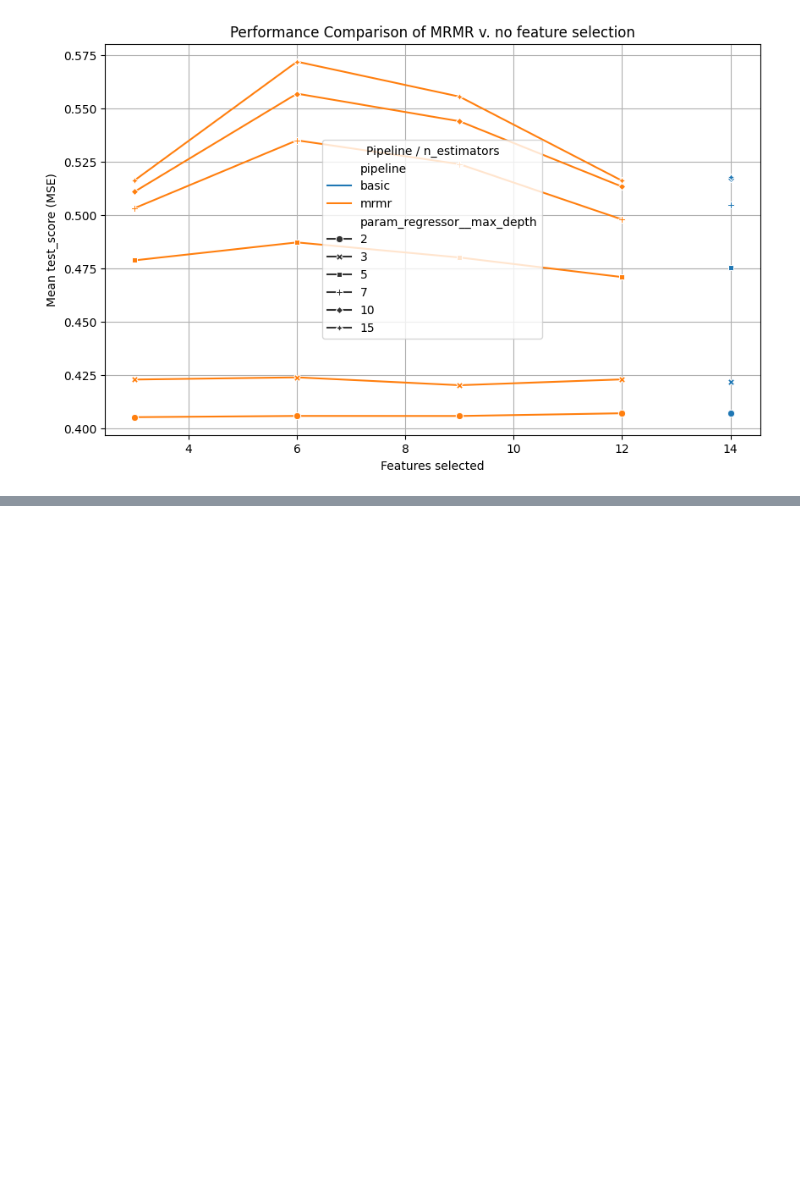
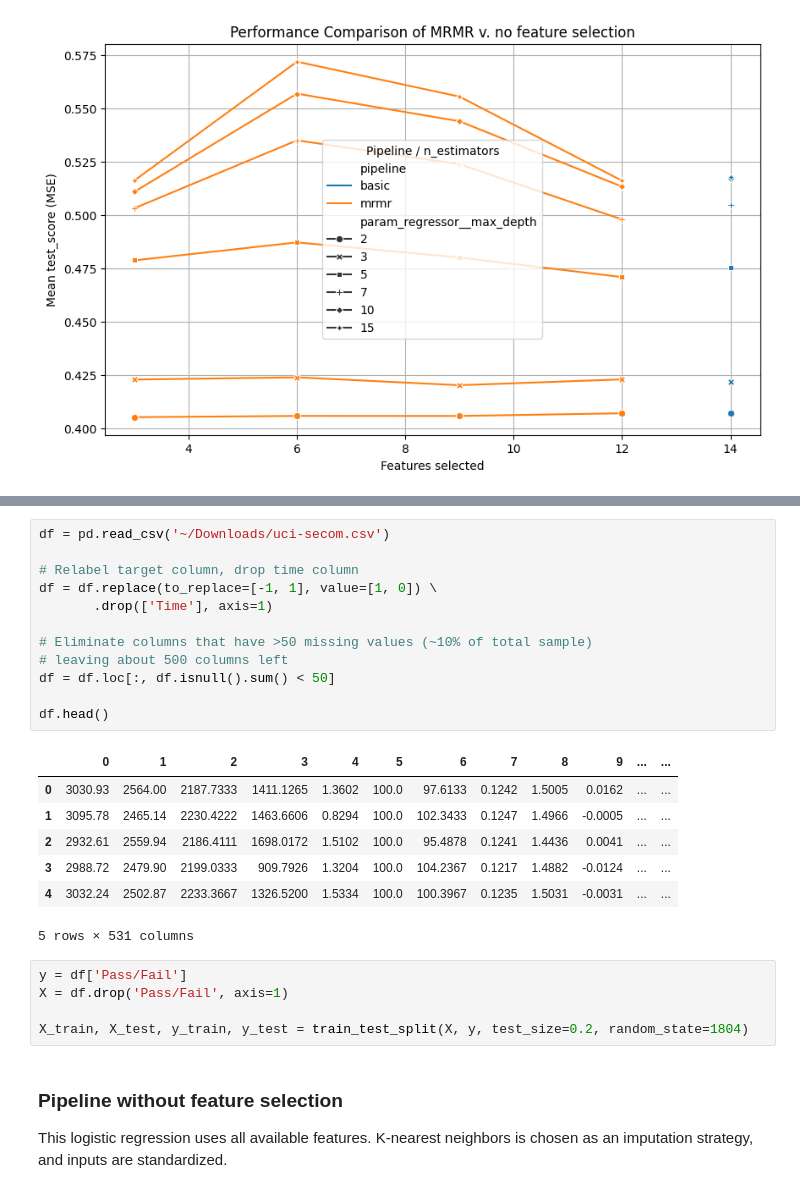
Before and after one commit to benhorvath/sklearn-mrmr, a Jupyter notebook: demo.ipynb, the cells around one changed output, grey strips where cells are left out. Saved outputs shown, nothing was run; the diff lists cells and outputs as text; blank space fills up the shorter version.

```diff
--- a/demo.ipynb
+++ b/demo.ipynb
@@ -147,0 +172,29 @@ It is notable that while MRMR never provides an MSE bump for less complex models
+# %%
+df = pd.read_csv('~/Downloads/uci-secom.csv')
+
+# Relabel target column, drop time column
+df = df.replace(to_replace=[-1, 1], value=[1, 0]) \
+       .drop(['Time'], axis=1)
+
+# Eliminate columns that have >50 missing values (~10% of total sample)
+# leaving about 500 columns left
+df = df.loc[:, df.isnull().sum() < 50]
+
+df.head()
+# %% [output]
+|  | 0 | 1 | 2 | 3 | 4 | 5 | 6 | 7 | 8 | 9 | ... | ... |
+| 0 | 3030.93 | 2564.00 | 2187.7333 | 1411.1265 | 1.3602 | 100.0 | 97.6133 | 0.1242 | 1.5005 | 0.0162 | ... | ... |
+| 1 | 3095.78 | 2465.14 | 2230.4222 | 1463.6606 | 0.8294 | 100.0 | 102.3433 | 0.1247 | 1.4966 | -0.0005 | ... | ... |
+| 2 | 2932.61 | 2559.94 | 2186.4111 | 1698.0172 | 1.5102 | 100.0 | 95.4878 | 0.1241 | 1.4436 | 0.0041 | ... | ... |
+| 3 | 2988.72 | 2479.90 | 2199.0333 | 909.7926 | 1.3204 | 100.0 | 104.2367 | 0.1217 | 1.4882 | -0.0124 | ... | ... |
+| 4 | 3032.24 | 2502.87 | 2233.3667 | 1326.5200 | 1.5334 | 100.0 | 100.3967 | 0.1235 | 1.5031 | -0.0031 | ... | ... |
+5 rows × 531 columns
+# %%
+y = df['Pass/Fail']
+X = df.drop('Pass/Fail', axis=1)
+
+X_train, X_test, y_train, y_test = train_test_split(X, y, test_size=0.2, random_state=1804)
+# %% [markdown]
+### Pipeline without feature selection
+
+This logistic regression uses all available features. K-nearest neighbors is chosen as an imputation strategy, and inputs are standardized.
```
Also changed, not shown: parts of 18 cells of this notebook, 2 other files.
